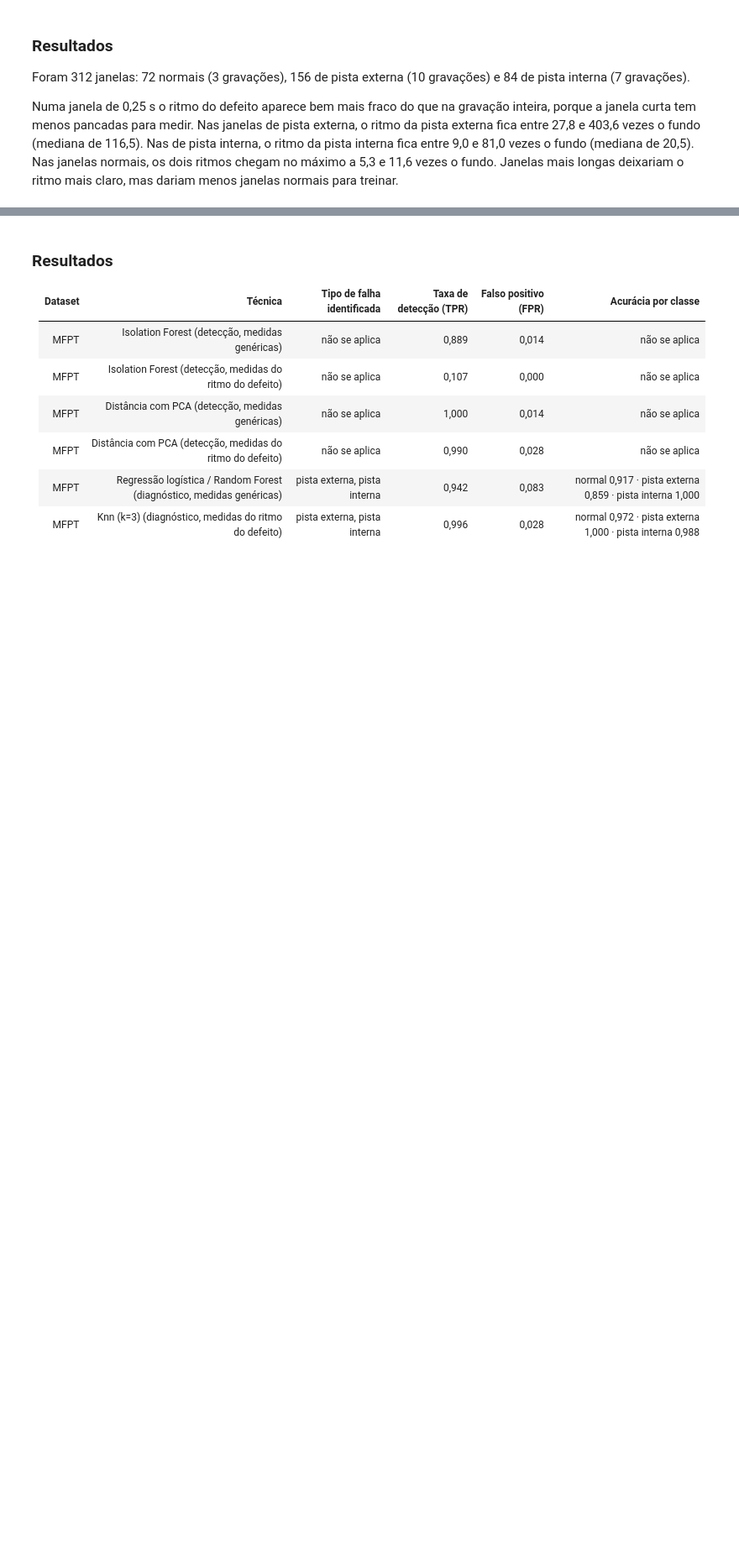
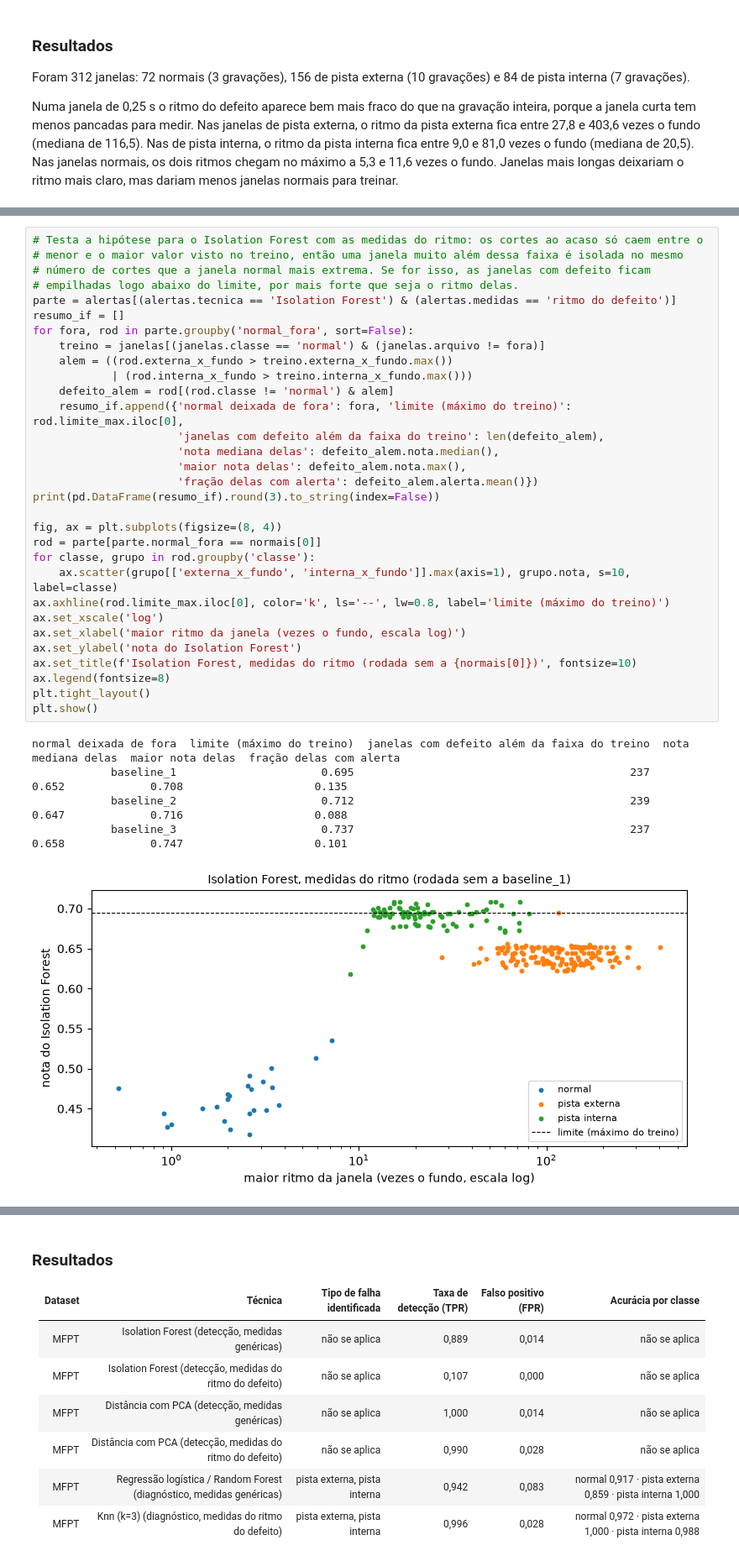
Before and after one commit to rontho14/projeto-mfpt, a Jupyter notebook: MFPT_deteccao_diagnostico.ipynb, the cells around one changed output, grey strips where cells are left out. Shown at 84% size. Saved outputs shown, nothing was run; the diff lists cells and outputs as text; blank space fills up the shorter version.

```diff
--- a/MFPT_deteccao_diagnostico.ipynb
+++ b/MFPT_deteccao_diagnostico.ipynb
@@ -323,0 +525,37 @@ Cada rodada mede o alarme falso numa única gravação normal (24 janelas). Com
+# %%
+# Testa a hipótese para o Isolation Forest com as medidas do ritmo: os cortes ao acaso só caem entre o
+# menor e o maior valor visto no treino, então uma janela muito além dessa faixa é isolada no mesmo
+# número de cortes que a janela normal mais extrema. Se for isso, as janelas com defeito ficam
+# empilhadas logo abaixo do limite, por mais forte que seja o ritmo delas.
+parte = alertas[(alertas.tecnica == 'Isolation Forest') & (alertas.medidas == 'ritmo do defeito')]
+resumo_if = []
+for fora, rod in parte.groupby('normal_fora', sort=False):
+    treino = janelas[(janelas.classe == 'normal') & (janelas.arquivo != fora)]
+    alem = ((rod.externa_x_fundo > treino.externa_x_fundo.max())
+            | (rod.interna_x_fundo > treino.interna_x_fundo.max()))
+    defeito_alem = rod[(rod.classe != 'normal') & alem]
+    resumo_if.append({'normal deixada de fora': fora, 'limite (máximo do treino)': rod.limite_max.iloc[0],
+                      'janelas com defeito além da faixa do treino': len(defeito_alem),
+                      'nota mediana delas': defeito_alem.nota.median(),
+                      'maior nota delas': defeito_alem.nota.max(),
+                      'fração delas com alerta': defeito_alem.alerta.mean()})
+print(pd.DataFrame(resumo_if).round(3).to_string(index=False))
+
+fig, ax = plt.subplots(figsize=(8, 4))
+rod = parte[parte.normal_fora == normais[0]]
+for classe, grupo in rod.groupby('classe'):
+    ax.scatter(grupo[['externa_x_fundo', 'interna_x_fundo']].max(axis=1), grupo.nota, s=10, label=classe)
+ax.axhline(rod.limite_max.iloc[0], color='k', ls='--', lw=0.8, label='limite (máximo do treino)')
+ax.set_xscale('log')
+ax.set_xlabel('maior ritmo da janela (vezes o fundo, escala log)')
+ax.set_ylabel('nota do Isolation Forest')
+ax.set_title(f'Isolation Forest, medidas do ritmo (rodada sem a {normais[0]})', fontsize=10)
+ax.legend(fontsize=8)
+plt.tight_layout()
+plt.show()
+# %% [output]
+normal deixada de fora  limite (máximo do treino)  janelas com defeito além da faixa do treino  nota mediana delas  maior nota delas  fração delas com alerta
+            baseline_1                      0.695                                          237               0.652             0.708                    0.135
+            baseline_2                      0.712                                          239               0.647             0.716                    0.088
+            baseline_3                      0.737                                          237               0.658             0.747                    0.101
+[figure, added]
```
Also changed, not shown: parts of 43 cells of this notebook, 2 other files.
